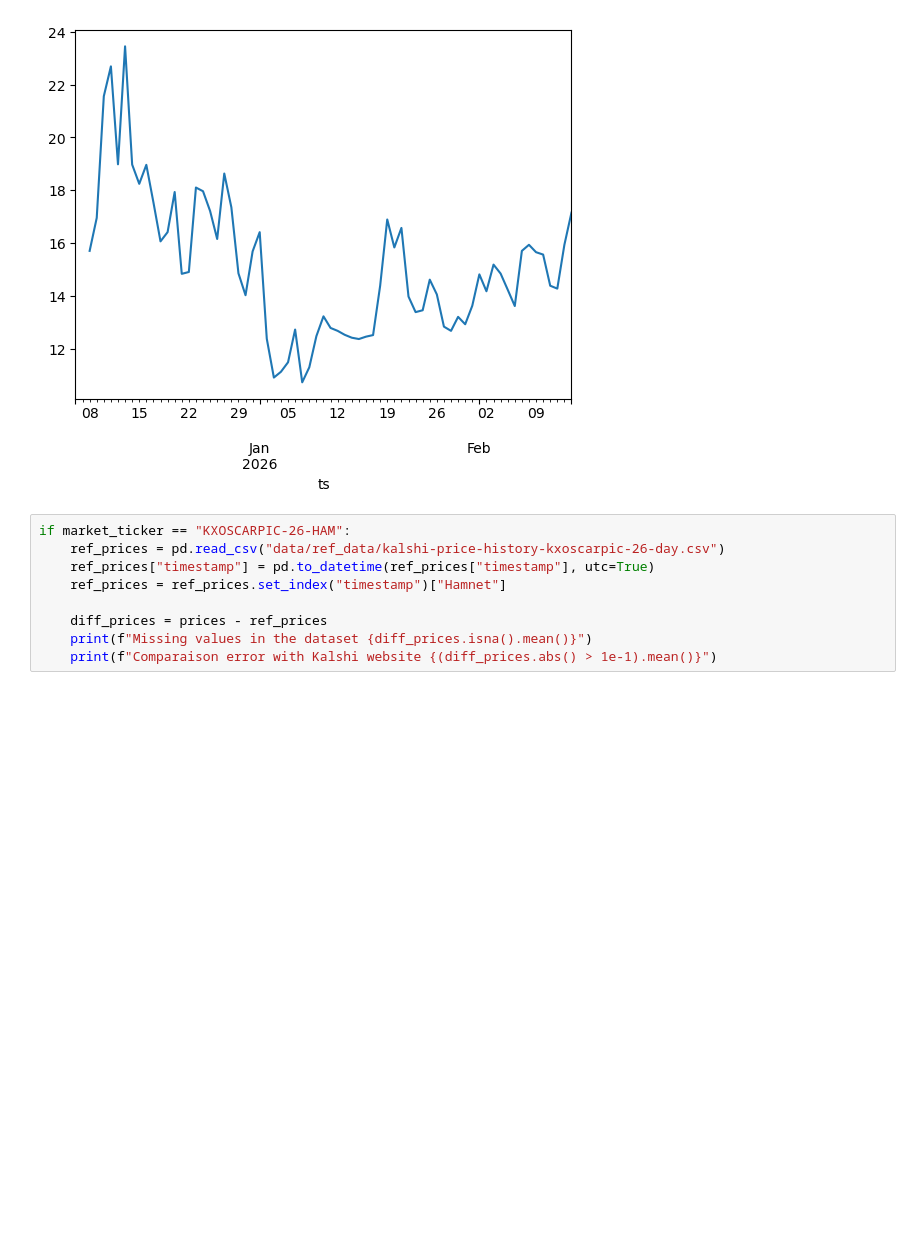
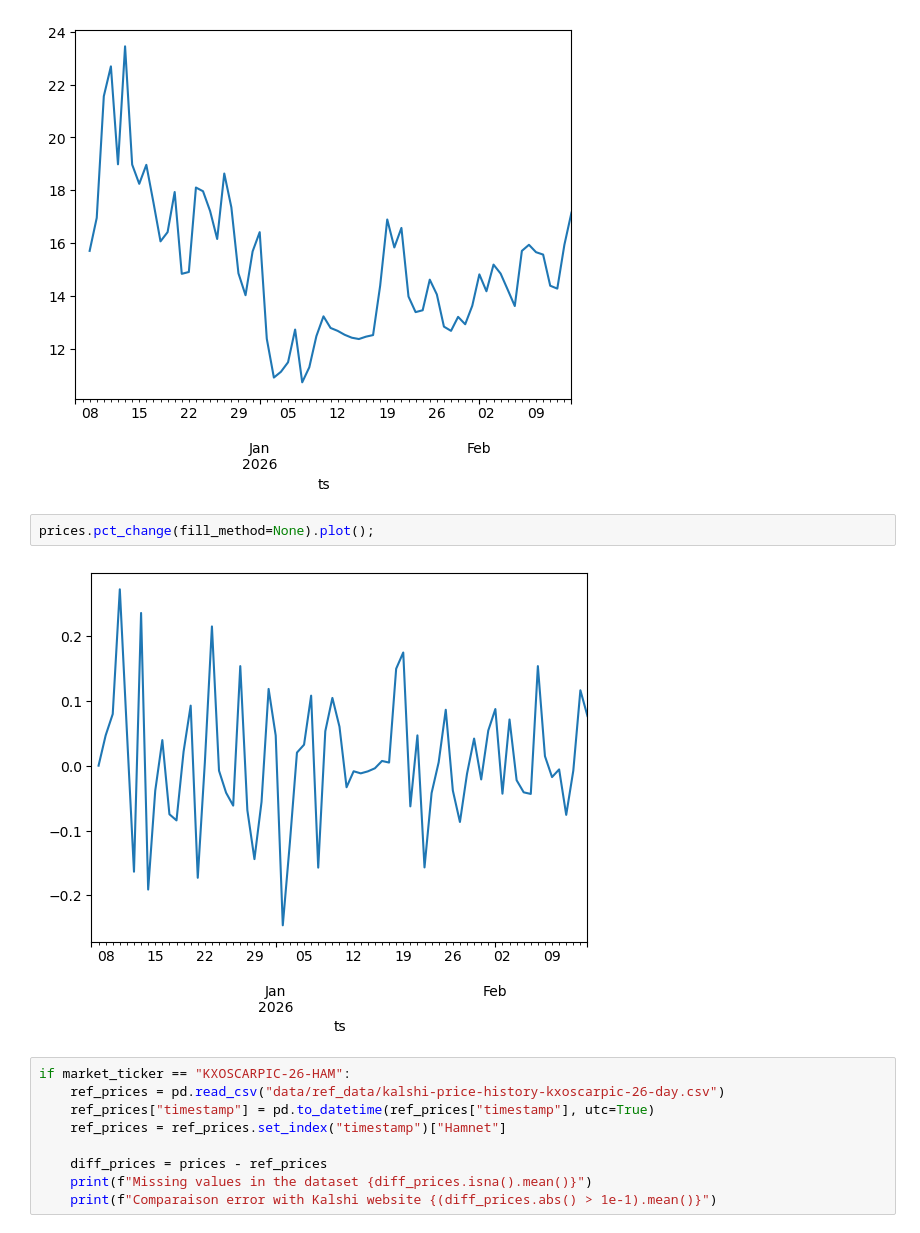
Before and after one commit to MaxCoppa/MLOps-Prediction-Market, a Jupyter notebook: get_market_data_demo.ipynb, the cells around one changed output. Drawn from its saved outputs; the diff is of its cells as text; blank space fills up the shorter version.

```diff
--- a/get_market_data_demo.ipynb
+++ b/get_market_data_demo.ipynb
@@ -66,6 +66,10 @@ prices = analyzer.get_price_data(
 )
 # %% [output]
 [figure]
+# %%
+prices.pct_change(fill_method=None).plot();
+# %% [output]
+[figure, added]
 # %%
 if market_ticker == "KXOSCARPIC-26-HAM":
     ref_prices = pd.read_csv("data/ref_data/kalshi-price-history-kxoscarpic-26-day.csv")
```
Also changed, not shown: parts of 3 cells of this notebook, 5 other files.
